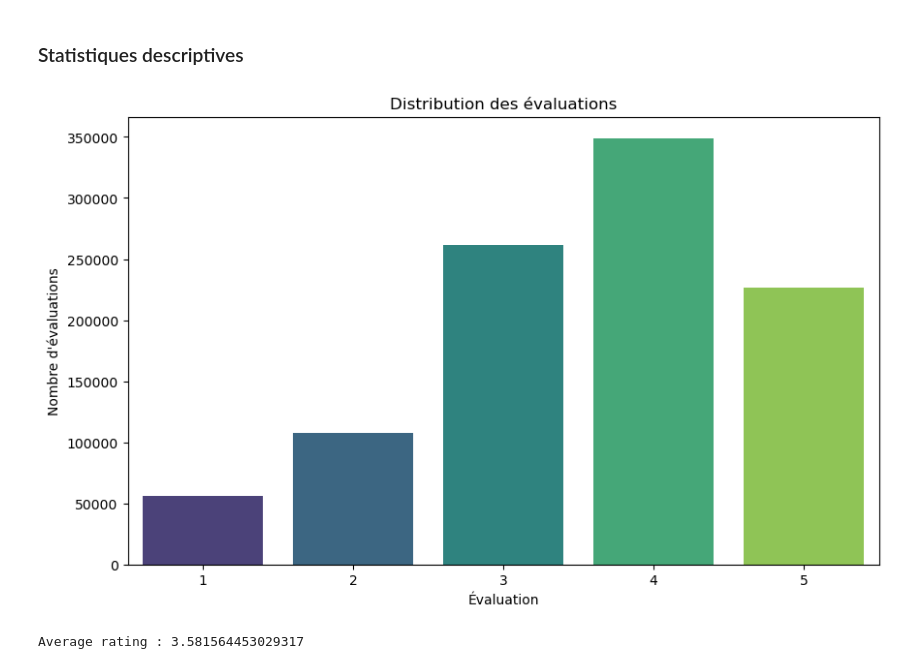
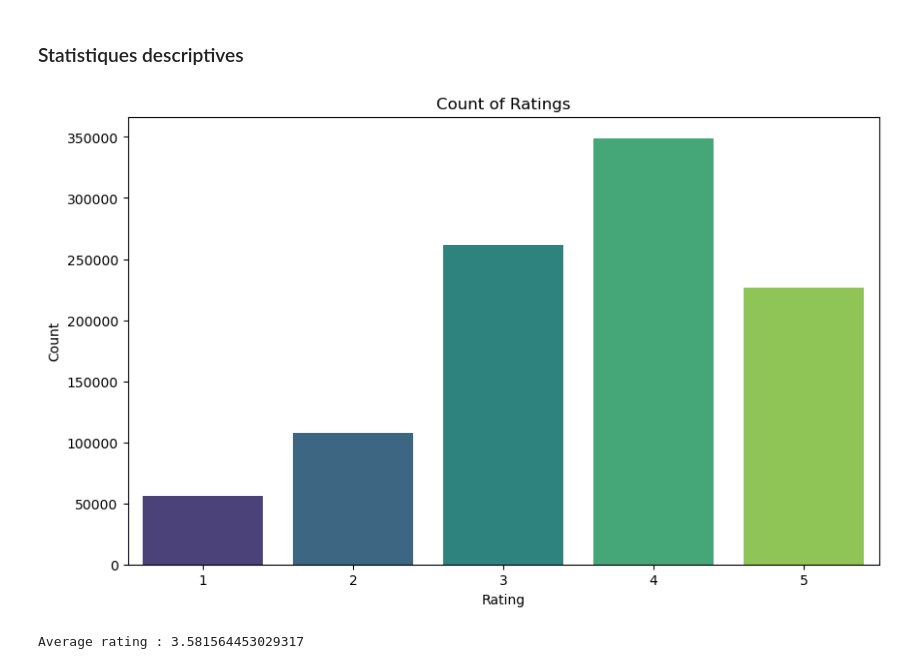
Before and after one commit to eskenderayadi/M2---Projet-Anglais, a Jupyter notebook: main.ipynb, the cells around one changed output. Drawn from its saved outputs; the diff is of its cells as text; code cells hidden in the pictures.

```diff
--- a/main.ipynb
+++ b/main.ipynb
@@ -33,18 +33,18 @@ users = pd.read_csv(
 # %%
 #diagramme en barres ratings
 import matplotlib.pyplot as plt
 import seaborn as sns
 
 plt.figure(figsize=(10, 6))
 
 sns.countplot(data=ratings, x='Rating', palette='viridis')
 
-plt.title('Distribution des évaluations')
-plt.xlabel('Évaluation')
-plt.ylabel('Nombre d\'évaluations')
+plt.title('Count of Ratings')
+plt.xlabel('Rating')
+plt.ylabel('Count')
 plt.show()
 # %% [output]
-[figure, old version]
+[figure, new version]
 # %%
 #moyenne des évaluations
 print("Average rating :", ratings.Rating.mean())
```
Also changed, not shown: parts of 10 cells of this notebook, 14 other files.
